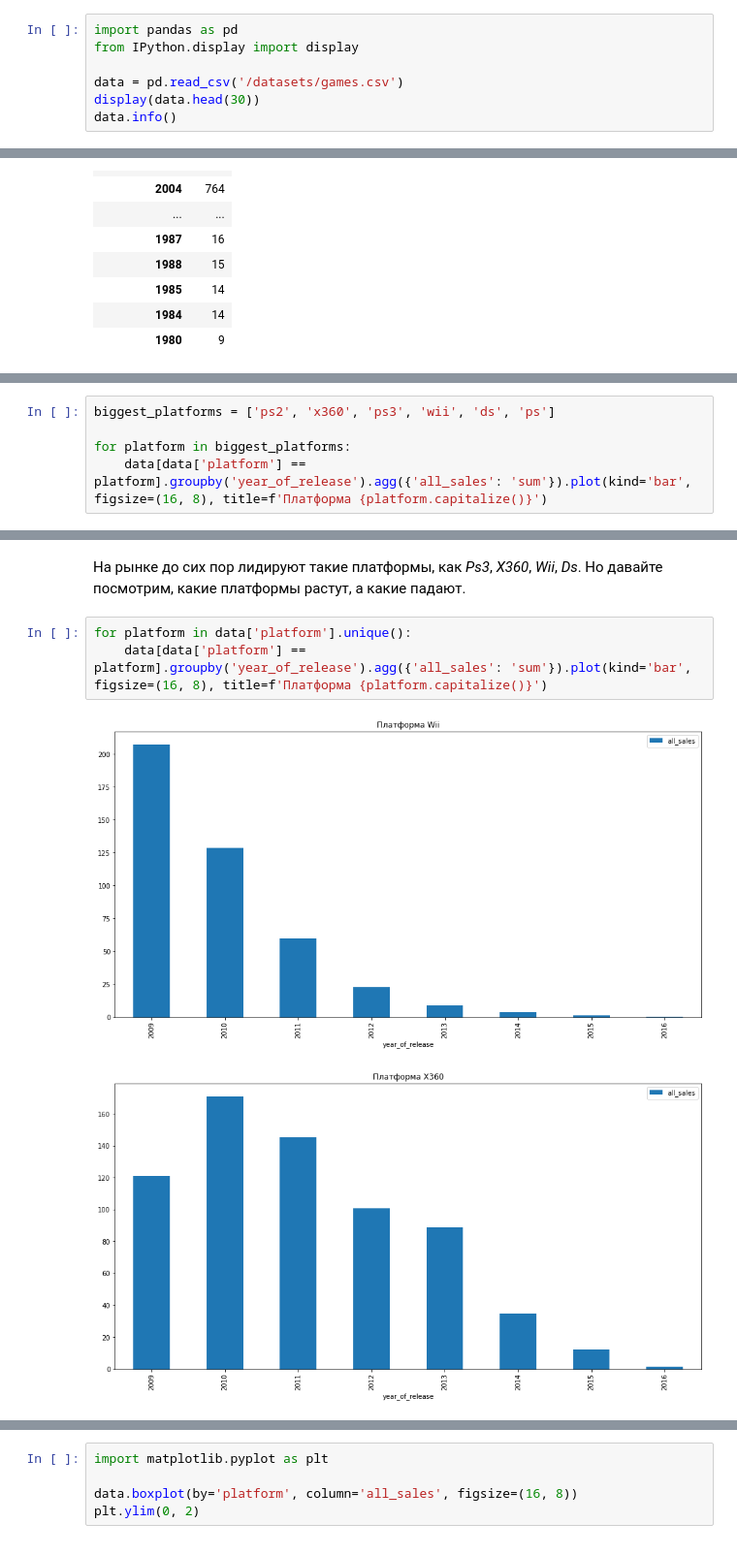
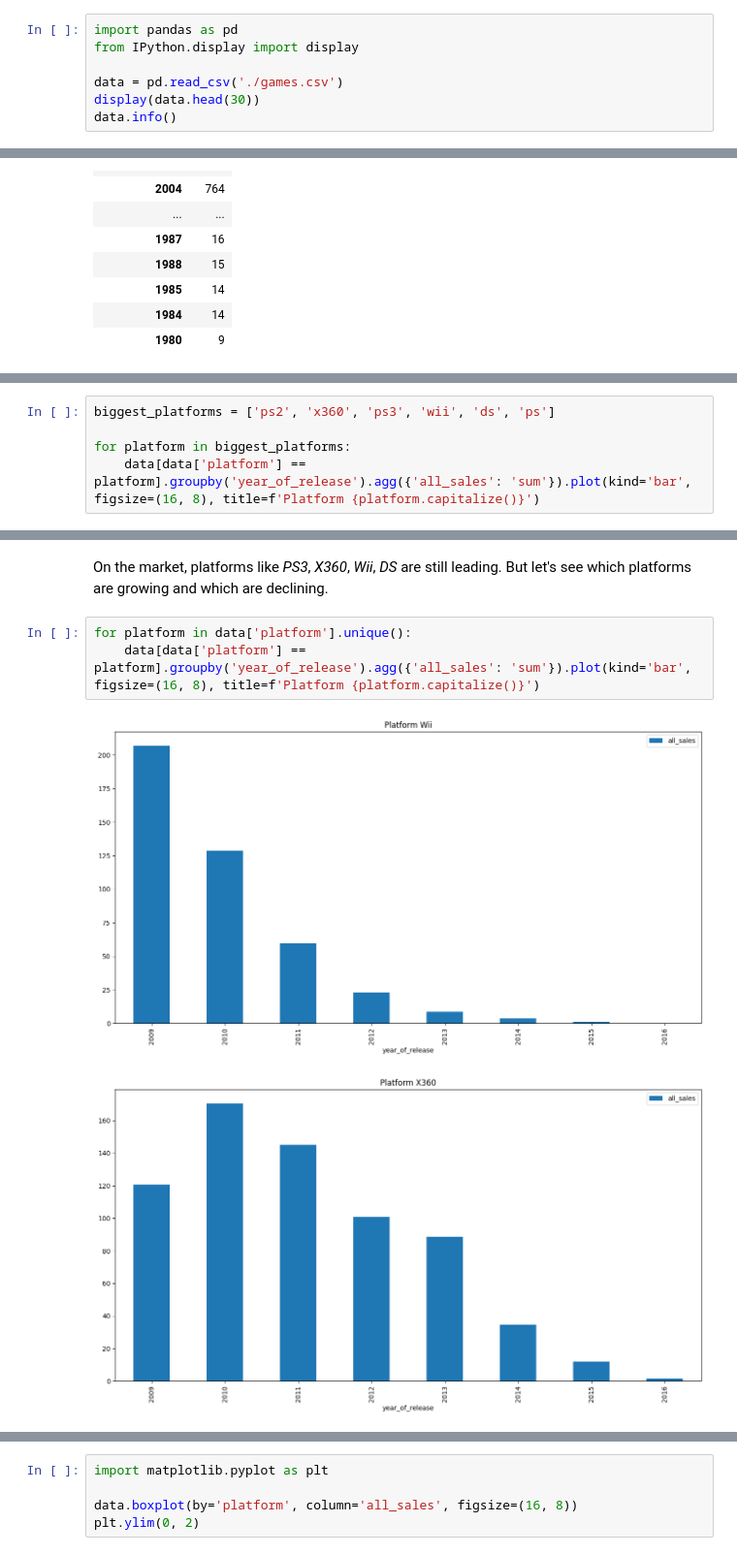
Before and after one commit to mariakyrychok/games, a Jupyter notebook: main.ipynb, the cells around one changed output, grey strips where cells are left out. Shown at 97% size. Saved outputs shown, nothing was run; the diff lists cells and outputs as text.

```diff
--- a/main.ipynb
+++ b/main.ipynb
@@ -10,7 +10,7 @@ The dataset includes the abbreviation ESRB (Entertainment Software Rating Board)
 import pandas as pd
 from IPython.display import display
 
-data = pd.read_csv('/datasets/games.csv')
+data = pd.read_csv('./games.csv')
 display(data.head(30))
 data.info()
 # %% [output]
@@ -281,5 +282,5 @@ data_by_year.plot(figsize=(16, 8))
 biggest_platforms = ['ps2', 'x360', 'ps3', 'wii', 'ds', 'ps']
 
 for platform in biggest_platforms:
-    data[data['platform'] == platform].groupby('year_of_release').agg({'all_sales': 'sum'}).plot(kind='bar', figsize=(16, 8), title=f'Платформа {platform.capitalize()}')
+    data[data['platform'] == platform].groupby('year_of_release').agg({'all_sales': 'sum'}).plot(kind='bar', figsize=(16, 8), title=f'Platform {platform.capitalize()}')
 # %% [output]
@@ -319,9 +320,9 @@ data.head()
 [figure]
-# %% [markdown]
-На рынке до сих пор лидируют такие платформы, как *Ps3*, *X360*, *Wii*, *Ds*. Но давайте посмотрим, какие платформы растут, а какие падают.
+# %% [markdown]
+On the market, platforms like *PS3*, *X360*, *Wii*, *DS* are still leading. But let's see which platforms are growing and which are declining.
 # %%
 for platform in data['platform'].unique():
-    data[data['platform'] == platform].groupby('year_of_release').agg({'all_sales': 'sum'}).plot(kind='bar', figsize=(16, 8), title=f'Платформа {platform.capitalize()}')
+    data[data['platform'] == platform].groupby('year_of_release').agg({'all_sales': 'sum'}).plot(kind='bar', figsize=(16, 8), title=f'Platform {platform.capitalize()}')
 # %% [output]
-[figure, old version]
+[figure, new version]
-[figure, old version]
+[figure, new version]
```
Also changed, not shown: parts of 107 cells of this notebook.
